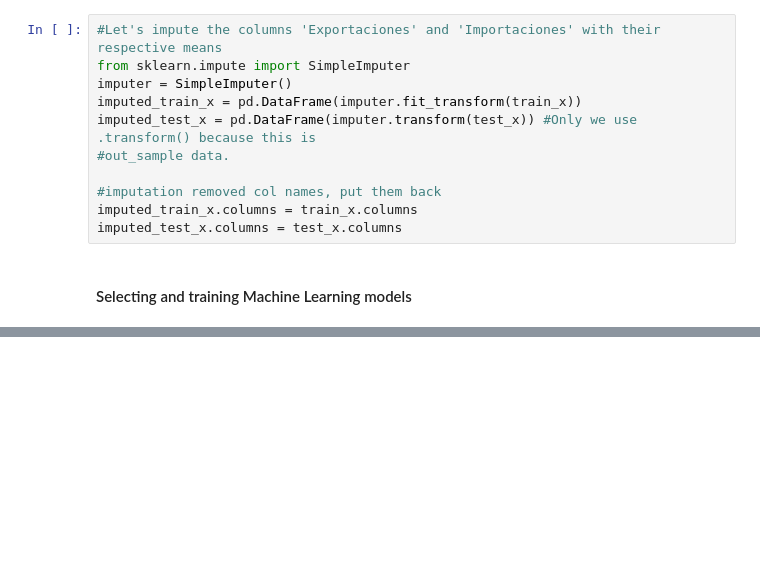
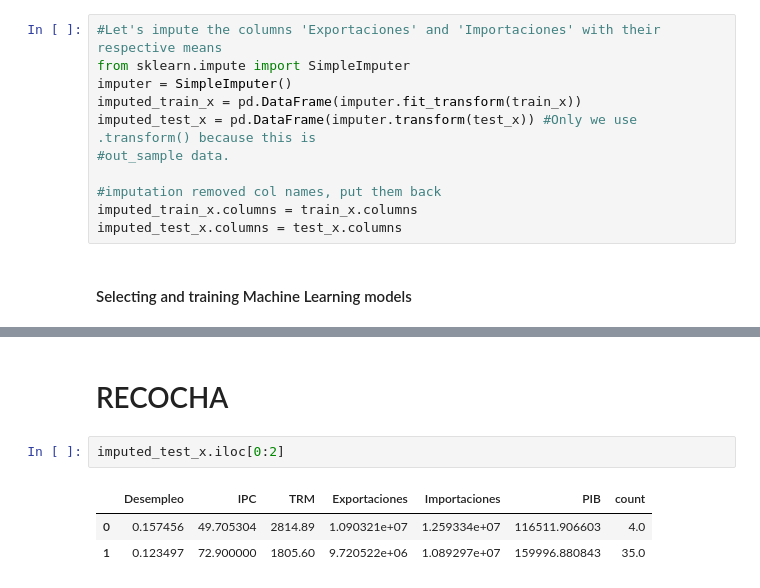
Before and after one commit to HijoBejuco/Time_Series_Predictors, a Jupyter notebook: models.ipynb, the cells around one changed output, grey strips where cells are left out. Saved outputs shown, nothing was run; the diff lists cells and outputs as text; blank space fills up the shorter version.

```diff
--- a/models.ipynb
+++ b/models.ipynb
@@ -182,0 +203,8 @@ imputed_test_x.columns = test_x.columns
+# %% [markdown]
+# RECOCHA
+# %%
+imputed_test_x.iloc[0:2]
+# %% [output]
+|  | Desempleo | IPC | TRM | Exportaciones | Importaciones | PIB | count |
+| 0 | 0.157456 | 49.705304 | 2814.89 | 1.090321e+07 | 1.259334e+07 | 116511.906603 | 4.0 |
+| 1 | 0.123497 | 72.900000 | 1805.60 | 9.720522e+06 | 1.089297e+07 | 159996.880843 | 35.0 |
```
Also changed, not shown: parts of 10 cells of this notebook, 6 other files.
